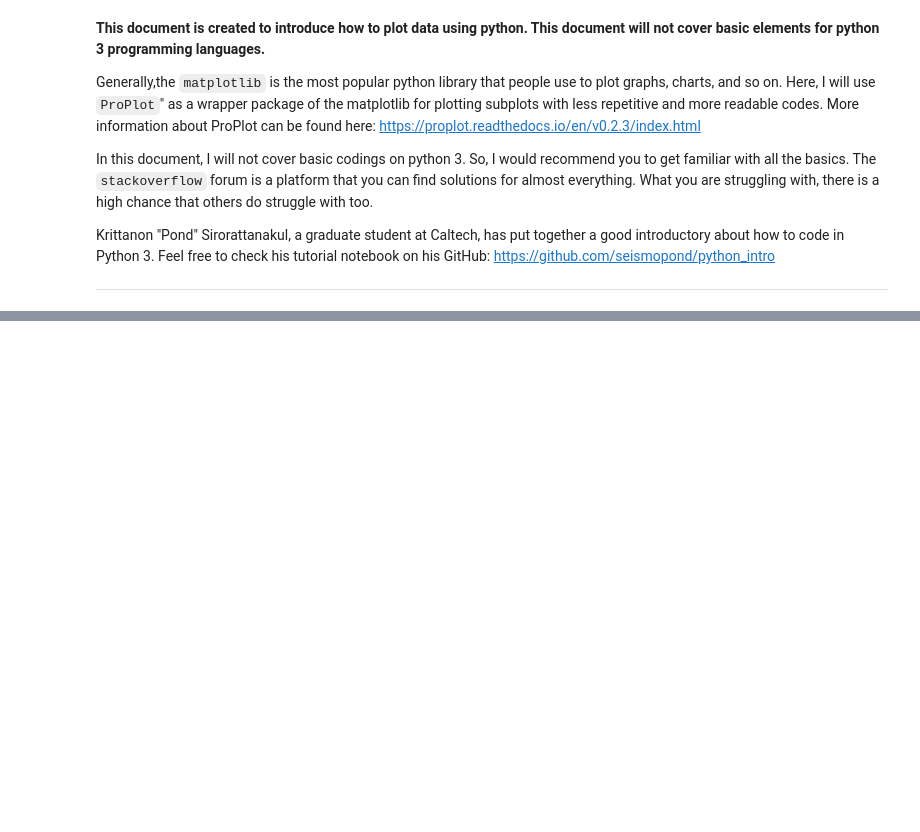
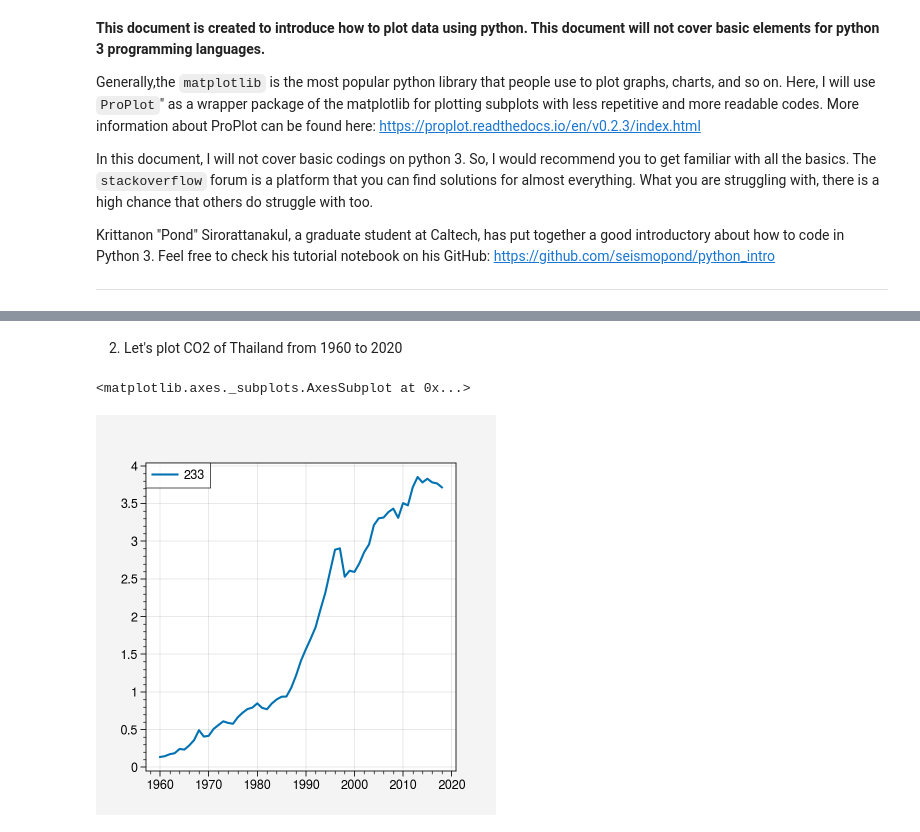
Before and after one commit to PaleoLipidRR/plotting-with-python-intro, a Jupyter notebook: PWP_02_Intro_to_Pandas_and_color_by_group.ipynb, the cells around one changed output, grey strips where cells are left out. Saved outputs shown, nothing was run; the diff lists cells and outputs as text; code cells hidden in the pictures; blank space fills up the shorter version.

```diff
--- a/PWP_02_Intro_to_Pandas_and_color_by_group.ipynb
+++ b/PWP_02_Intro_to_Pandas_and_color_by_group.ipynb
@@ -23,0 +74,6 @@ Krittanon "Pond" Sirorattanakul, a graduate student at Caltech, has put together
+# %%
+filepath = "/content/drive/MyDrive/PWP_online_RR/datasets/CO2_emissions_worldBank/API_EN.ATM.CO2E.PC_DS2_en_csv_v2_3159114/"
+filename = "API_EN.ATM.CO2E.PC_DS2_en_csv_v2_3159114.csv"
+# %%
+df = pd.read_csv(filepath+filename,skiprows=3)
+df.columns
@@ -23,0 +106,8 @@ Krittanon "Pond" Sirorattanakul, a graduate student at Caltech, has put together
+# %% [markdown]
+2. Let's plot CO2 of Thailand from 1960 to 2020
+# %%
+test = df[df['Country Name']=='Thailand'].iloc[:,4:].T
+test.plot()
+# %% [output]
+<matplotlib.axes._subplots.AxesSubplot at 0x...>
+[figure, added]
```
Also changed, not shown: parts of 11 cells of this notebook.
